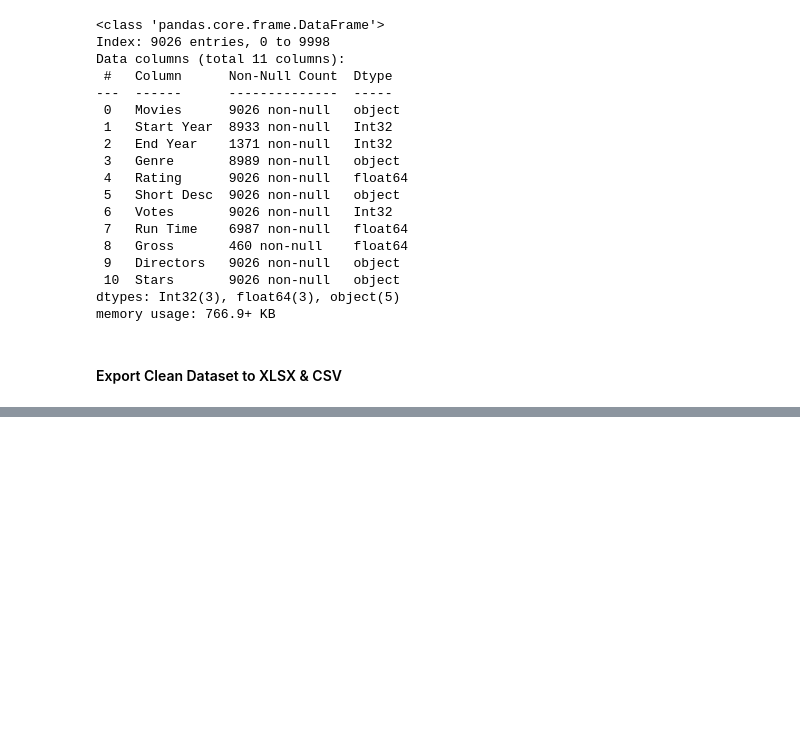
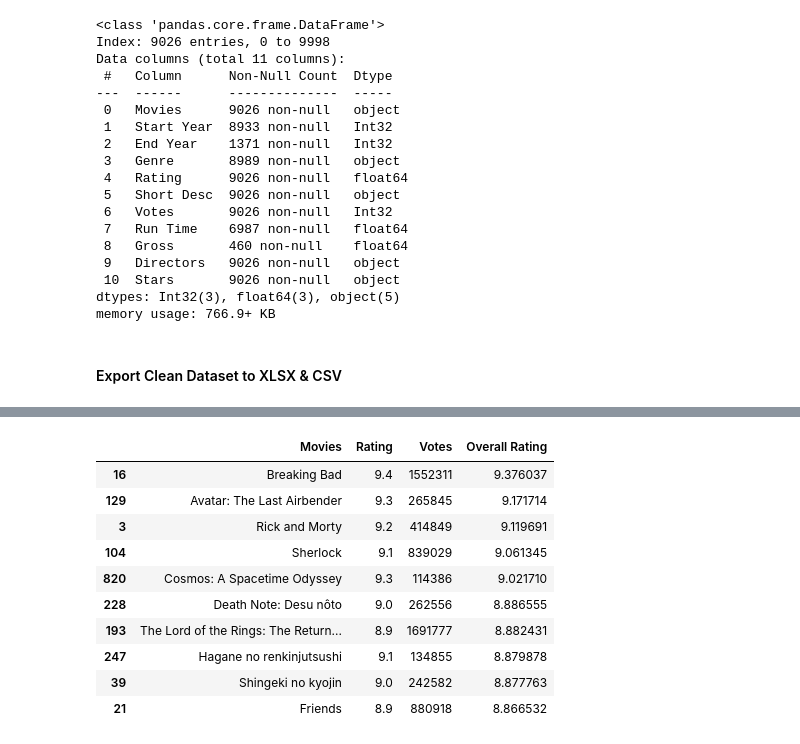
Before and after one commit to FayRd/Movies-Data-Analysis, a Jupyter notebook: main.ipynb, the cells around one changed output, grey strips where cells are left out. Cells and saved outputs as stored; diff of their text form; code cells hidden in the pictures; blank space fills up the shorter version.

```diff
--- a/main.ipynb
+++ b/main.ipynb
@@ -585,0 +605,28 @@ df_format.to_excel('Data/cleaned_movies.xlsx', index=False)
+# %%
+# 1. Overall highest rated movies
+df_view_1 = df_format[['Movies', 'Rating', 'Votes']].copy()
+C = df_view_1['Rating'].mean()
+m = df_view_1['Votes'].quantile(0.80)
+
+def weighted_rating(row, C, m):
+    R, v = row['Rating'], row['Votes']
+    return (v / (v + m)) * R + (m / (v + m)) * C
+
+df_view_1['Overall Rating'] = df_view_1.apply(weighted_rating, axis=1, args=(C, m))
+
+df_view_1 = df_view_1.sort_values(by='Overall Rating', ascending=False)
+
+show_rows = 10
+display(df_view_1.head(show_rows))
+# %% [output]
+|  | Movies | Rating | Votes | Overall Rating |
+| 16 | Breaking Bad | 9.4 | 1552311 | 9.376037 |
+| 129 | Avatar: The Last Airbender | 9.3 | 265845 | 9.171714 |
+| 3 | Rick and Morty | 9.2 | 414849 | 9.119691 |
+| 104 | Sherlock | 9.1 | 839029 | 9.061345 |
+| 820 | Cosmos: A Spacetime Odyssey | 9.3 | 114386 | 9.021710 |
+| 228 | Death Note: Desu nôto | 9.0 | 262556 | 8.886555 |
+| 193 | The Lord of the Rings: The Return... | 8.9 | 1691777 | 8.882431 |
+| 247 | Hagane no renkinjutsushi | 9.1 | 134855 | 8.879878 |
+| 39 | Shingeki no kyojin | 9.0 | 242582 | 8.877763 |
+| 21 | Friends | 8.9 | 880918 | 8.866532 |
```
Also changed, not shown: parts of 6 cells of this notebook, 1 other file.
